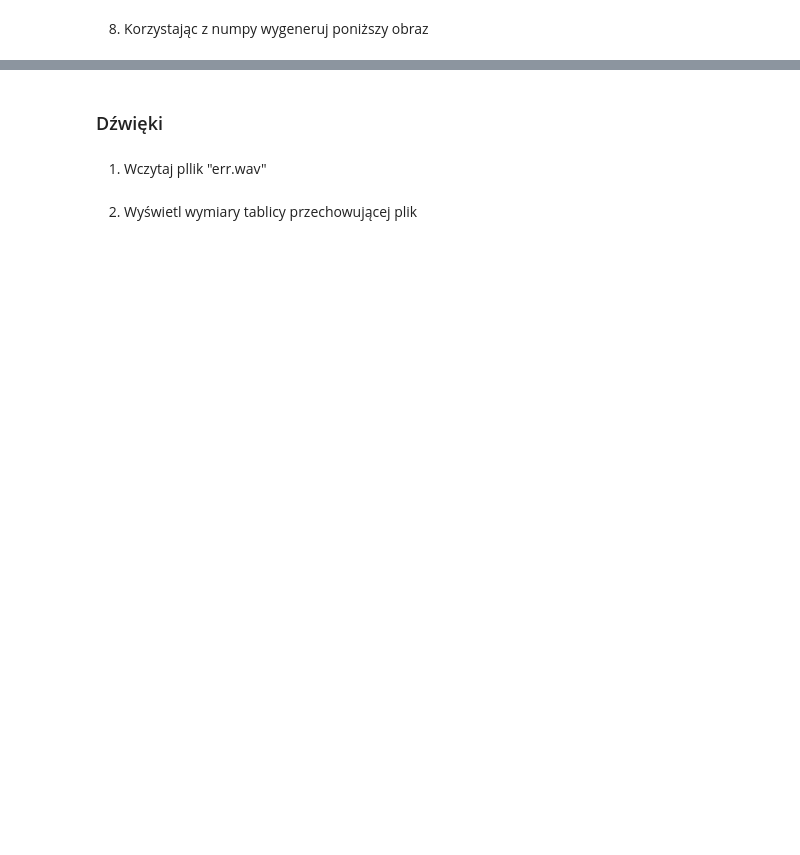
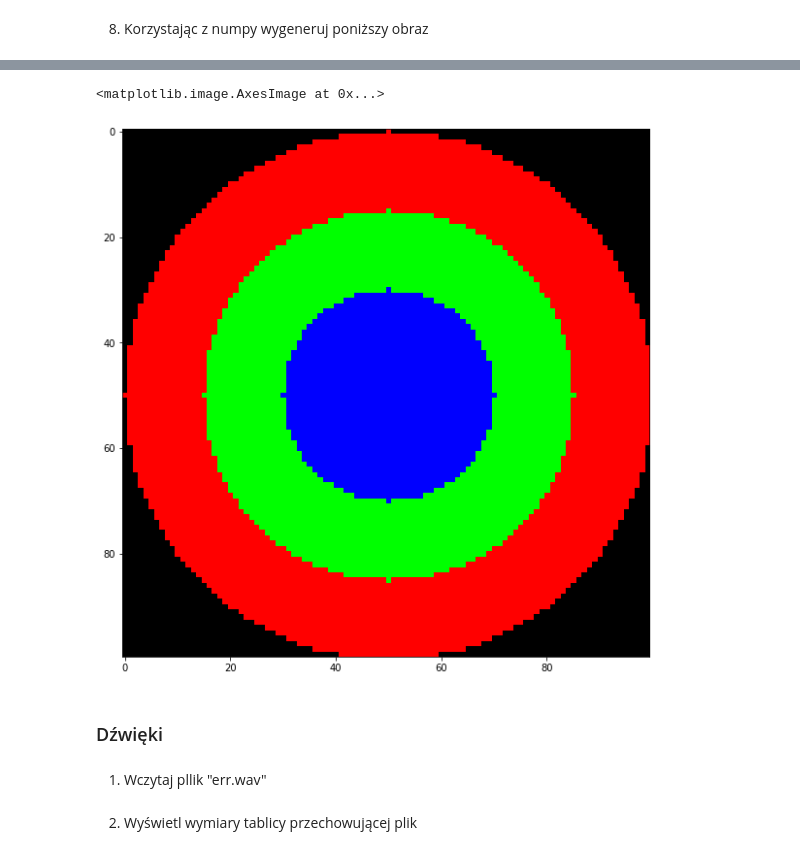
Before and after one commit to Mimikkk/__kck-2021, a Jupyter notebook: lab-2.ipynb, the cells around one changed output, grey strips where cells are left out. Saved outputs shown, nothing was run; the diff lists cells and outputs as text; code cells hidden in the pictures; blank space fills up the shorter version.

```diff
--- a/lab-2.ipynb
+++ b/lab-2.ipynb
@@ -436,3 +443,40 @@ pp.imshow(lines_image)
+# %%
+Image = np.ndarray
+Color = Tuple[float, float, float]
+Dimension = Tuple[int, int, int]
+Step = Tuple[int, Color]
+
+red: Color = (255, 0, 0)
+green: Color = (0, 255, 0)
+blue: Color = (0, 0, 255)
+black: Color = (0, 0, 0)
+
+def foreach(iterable, predicate):
+  [*map(predicate, iterable)]
+
+def create_gradient_in_radius(diameter: int, steps: Tuple[Step, ...]) -> Image:
+  dimension: Dimension = (diameter, diameter, 3)
+  image: Image = np.zeros(dimension, np.uint8)
+  radius: int = diameter // 2
+
+  def find_distance(i: int, j: int) -> int:
+    return np.square(i - radius) + np.square(j - radius)
+
+  def apply_color(step: Step):
+    (s, c) = step
+    image[distances <= np.square(s)] = c
+
+  (xx, yy) = np.mgrid[:diameter, :diameter]
+  distances = find_distance(xx, yy)
+
+  foreach(steps, apply_color)
+  return image
+
+steps: Tuple[Step, ...] = ((50, red), (35, green), (20, blue))
+pp.imshow(create_gradient_in_radius(100, steps))
+# %% [output]
+<matplotlib.image.AxesImage at 0x...>
+[figure, added]
 # %% [markdown]
 ### Dźwięki
 # %% [markdown]
```
Also changed, not shown: parts of 17 cells of this notebook, 1 other file.
